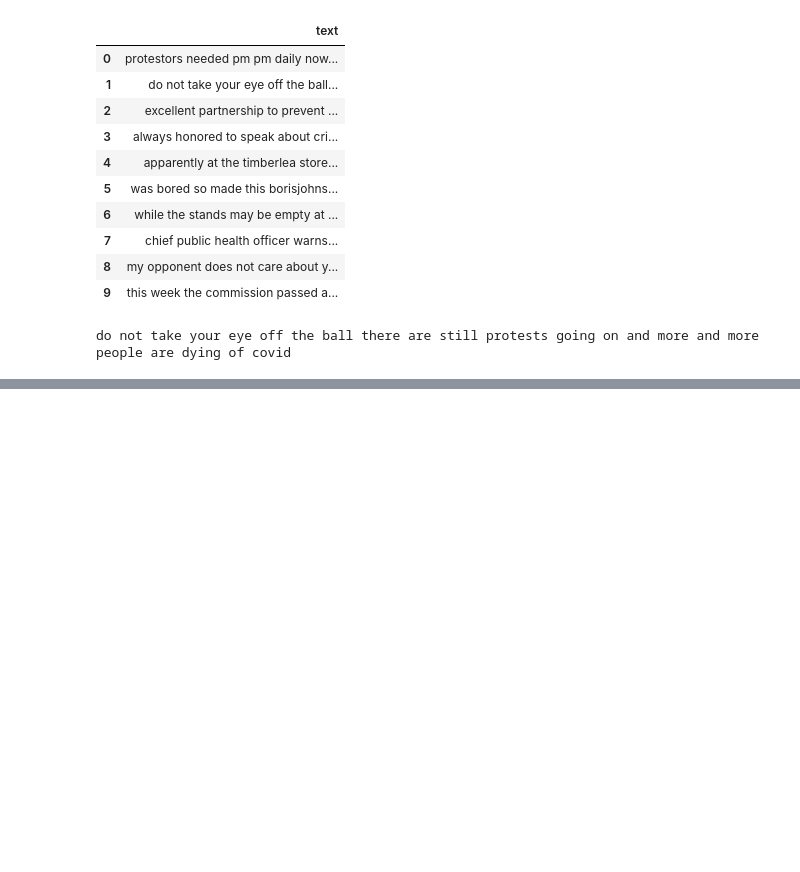
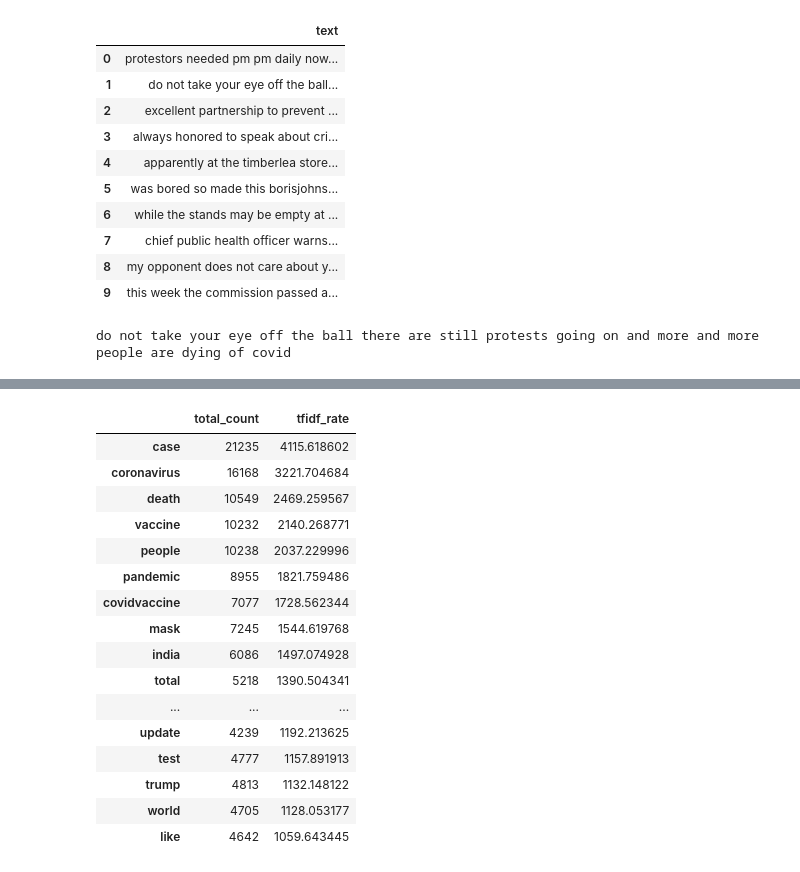
Before and after one commit to super3one/6000I-Sentiment-Analysis-on-Covid19-Tweets, a Jupyter notebook: Data_Cleasing.ipynb, the cells around one changed output, grey strips where cells are left out. Cells and saved outputs as stored; diff of their text form; code cells hidden in the pictures; blank space fills up the shorter version.

```diff
--- a/Data_Cleasing.ipynb
+++ b/Data_Cleasing.ipynb
@@ -73,0 +308,9 @@ do not take your eye off the ball there are still protests going on and more and
+# %%
+from sklearn.feature_extraction.text import TfidfTransformer
+
+tftr = TfidfTransformer()
+
+all_doc_tfidf = tftr.fit_transform(all_doc_matrix)
+all_tfidf = np.sum(all_doc_tfidf,axis=0)
+all_words_tfidf = np.squeeze(np.asarray(all_tfidf))
+term_tiidf_df = pd.DataFrame([all_words_tfidf],columns=cvec.get_feature_names()).transpose()
@@ -73,0 +333,3 @@ do not take your eye off the ball there are still protests going on and more and
+# %%
+term_tiidf_df.columns = ['tfidf_rate']
+term_tiidf_df.sort_values(by='tfidf_rate', ascending=False).iloc[:20]
@@ -73,0 +354,21 @@ do not take your eye off the ball there are still protests going on and more and
+# %%
+term_total = term_freq_df.join(term_tiidf_df, lsuffix='_left', rsuffix='_right')
+term_total.sort_values(by='tfidf_rate', ascending=False).iloc[:20]
+# %% [output]
+|  | total_count | tfidf_rate |
+| case | 21235 | 4115.618602 |
+| coronavirus | 16168 | 3221.704684 |
+| death | 10549 | 2469.259567 |
+| vaccine | 10232 | 2140.268771 |
+| people | 10238 | 2037.229996 |
+| pandemic | 8955 | 1821.759486 |
+| covidvaccine | 7077 | 1728.562344 |
+| mask | 7245 | 1544.619768 |
+| india | 6086 | 1497.074928 |
+| total | 5218 | 1390.504341 |
+| ... | ... | ... |
+| update | 4239 | 1192.213625 |
+| test | 4777 | 1157.891913 |
+| trump | 4813 | 1132.148122 |
+| world | 4705 | 1128.053177 |
+| like | 4642 | 1059.643445 |
```
Also changed, not shown: parts of 28 cells of this notebook, 1 other file.
